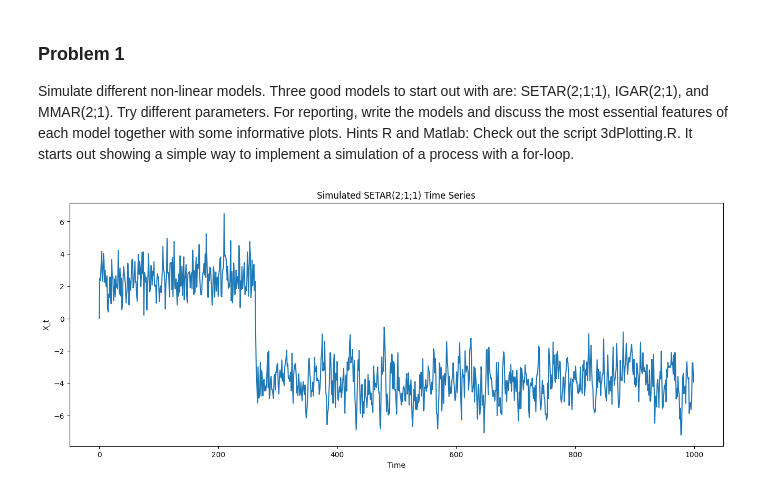
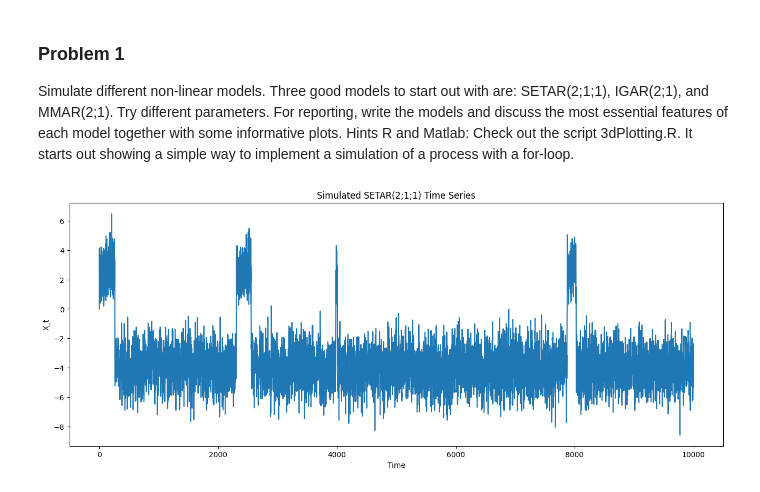
Before and after one commit to gustavn19/advanced_time_series_analysis, a Jupyter notebook: ComputerExercise1/final_computer_exercise_1.ipynb, the cells around one changed output. Cells and saved outputs as stored; diff of their text form; code cells hidden in the pictures.

```diff
--- a/ComputerExercise1/final_computer_exercise_1.ipynb
+++ b/ComputerExercise1/final_computer_exercise_1.ipynb
@@ -10,35 +10,35 @@ simple way to implement a simulation of a process with a for-loop.
 # %%
 # Simulate SETAR(2;1;1) with different parameters and plot the results
 import numpy as np
 import pandas as pd
 import matplotlib.pyplot as plt
 import seaborn as sns
 
 np.random.seed(42)
 
 a_0_1 = -2
 a_1_1 = 0.5
 a_0_2 = 2
 a_1_2 = 0.2
 
-n = 1000
+n = 10000
 X = np.zeros(n)
 for t in range(1, n):
     if X[t-1] < 0:
         X[t] = a_0_1 + a_1_1* X[t-1] + np.random.normal()
     else:
         X[t] = a_0_2 + a_1_2 * X[t-1] + np.random.normal()
 df = pd.DataFrame(X, columns=['Value'])
 plt.figure(figsize=(16, 6))
 sns.lineplot(data=df, x=df.index, y='Value')
 plt.title('Simulated SETAR(2;1;1) Time Series')
 plt.xlabel('Time')
 plt.ylabel('X_t')
 plt.show()
 
 df.to_csv('/Users/loveredin/Documents/GitHub/advanced_time_series_analysis/assignment_2/data.csv')
 # %% [output]
-[figure, old version]
+[figure, new version]
 # %%
 df = pd.DataFrame({"X_t": X[1:], "X_t-1": X[:-1]})
 
```
Also changed, not shown: 2 other files.
